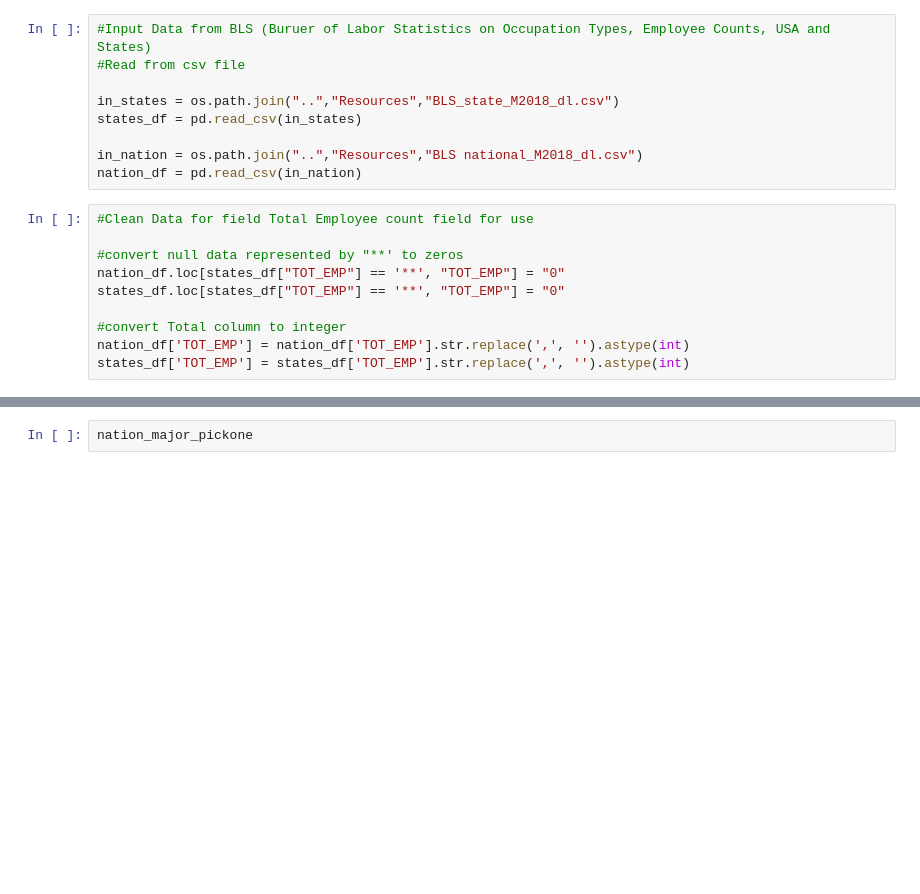
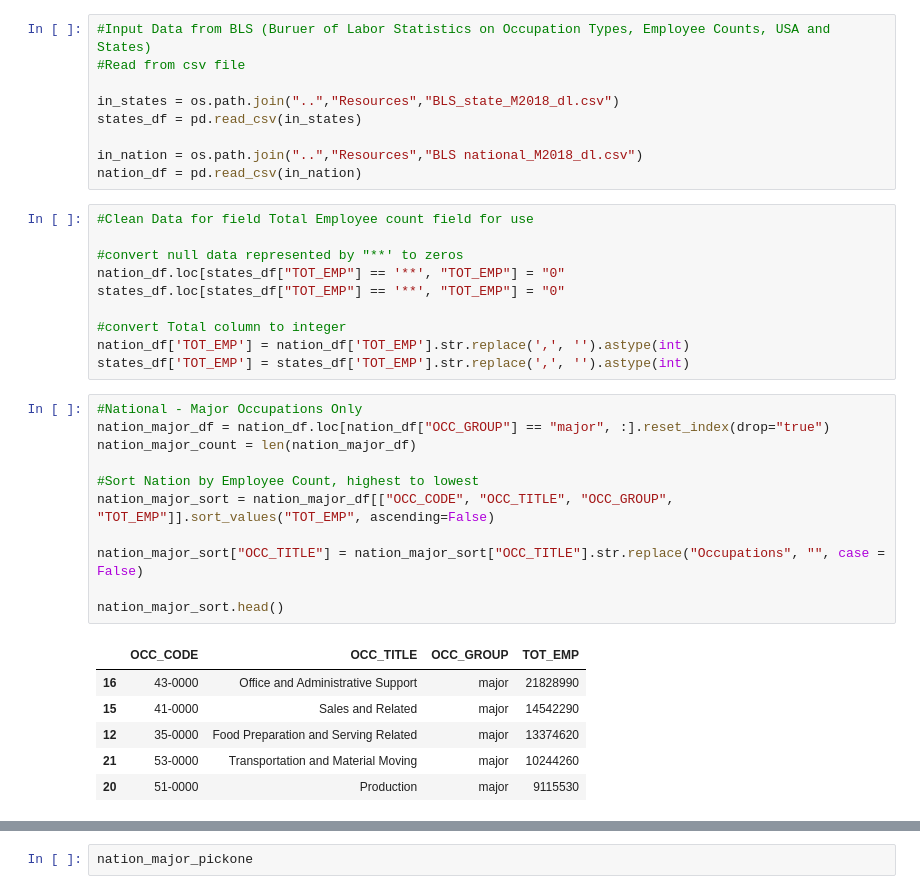
Before and after one commit to rubywyest/ProjectOneRepo, a Jupyter notebook: Coding/Coding_LO.ipynb, the cells around one changed output, grey strips where cells are left out. Drawn from its saved outputs; the diff is of its cells as text; blank space fills up the shorter version.

```diff
--- a/Coding/Coding_LO.ipynb
+++ b/Coding/Coding_LO.ipynb
@@ -24,3 +25,21 @@ states_df.loc[states_df["TOT_EMP"] == '**', "TOT_EMP"] = "0"
 #convert Total column to integer
 nation_df['TOT_EMP'] = nation_df['TOT_EMP'].str.replace(',', '').astype(int)
 states_df['TOT_EMP'] = states_df['TOT_EMP'].str.replace(',', '').astype(int)
+# %%
+#National - Major Occupations Only
+nation_major_df = nation_df.loc[nation_df["OCC_GROUP"] == "major", :].reset_index(drop="true")
+nation_major_count = len(nation_major_df)
+
+#Sort Nation by Employee Count, highest to lowest
+nation_major_sort = nation_major_df[["OCC_CODE", "OCC_TITLE", "OCC_GROUP", "TOT_EMP"]].sort_values("TOT_EMP", ascending=False)
+
+nation_major_sort["OCC_TITLE"] = nation_major_sort["OCC_TITLE"].str.replace("Occupations", "", case = False)
+
+nation_major_sort.head()
+# %% [output]
+|  | OCC_CODE | OCC_TITLE | OCC_GROUP | TOT_EMP |
+| 16 | 43-0000 | Office and Administrative Support | major | 21828990 |
+| 15 | 41-0000 | Sales and Related | major | 14542290 |
+| 12 | 35-0000 | Food Preparation and Serving Related | major | 13374620 |
+| 21 | 53-0000 | Transportation and Material Moving | major | 10244260 |
+| 20 | 51-0000 | Production | major | 9115530 |
```
Also changed, not shown: parts of 3 cells of this notebook, 1 other file.
